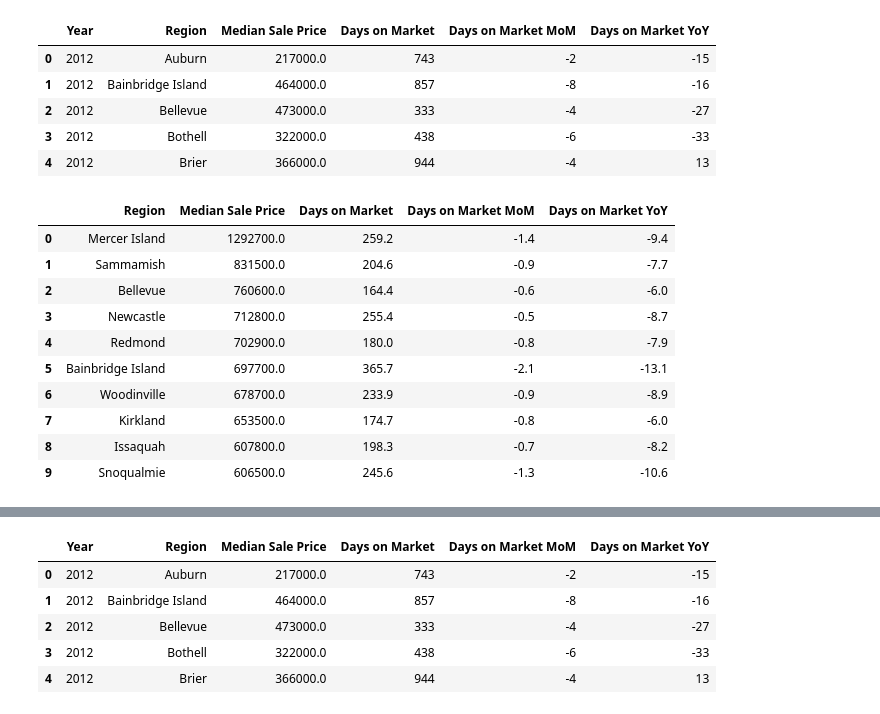
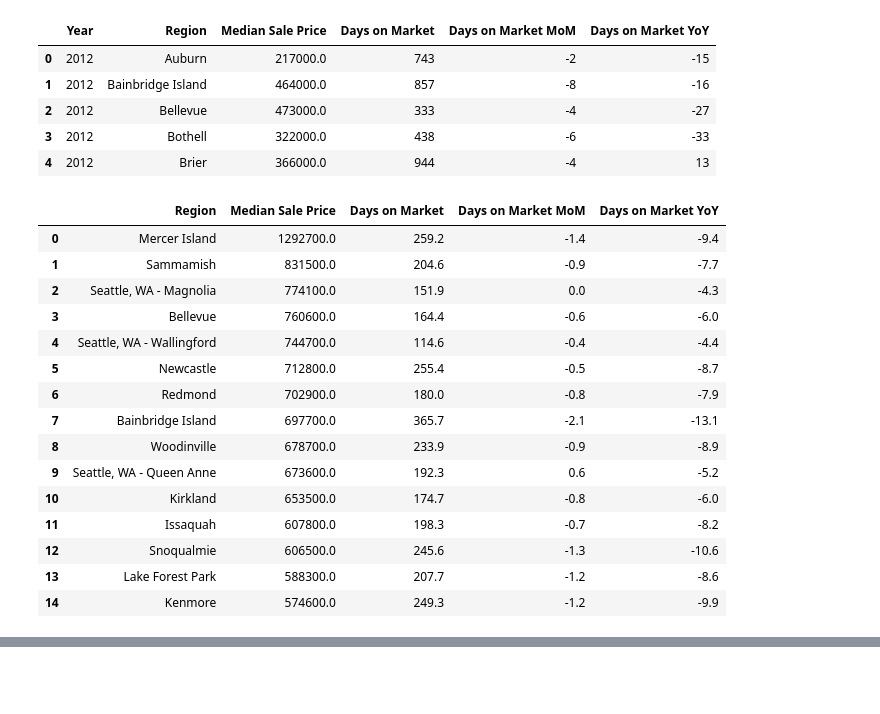
Before and after one commit to somyapanda/fintech-project-1, a Jupyter notebook: Joanne/housing_price.ipynb, the cells around one changed output, grey strips where cells are left out. Drawn from its saved outputs; the diff is of its cells as text; code cells hidden in the pictures; blank space fills up the shorter version.

```diff
--- a/Joanne/housing_price.ipynb
+++ b/Joanne/housing_price.ipynb
@@ -23,6 +16,6 @@ NoneType
 # %%
 # Read the seattle housing price data into a Pandas DataFrame
-file_path = Path("housing_price_year_clean.csv")
+file_path = Path("housing_price_year_clean_new.csv")
 sea_data = pd.read_csv(file_path, index_col="Year of Period End")
 sea_data.tail(10)
 # %% [output]
@@ -122,21 +111,26 @@ sea_data_df.head()
 | 3 | 2012 | Bothell | 322000.0 | 438 | -6 | -33 |
 | 4 | 2012 | Brier | 366000.0 | 944 | -4 | 13 |
 # %%
-# Getting the data from the top 10 expensive cities
+# Getting the data from the top 15 expensive cities
 top10_expensive_cities = sea_data.groupby(["Region"]).mean()
 top10_expensive_cities = top10_expensive_cities.sort_values(['Median Sale Price'], ascending =False)
-top10_expensive_cities = top10_expensive_cities.reset_index().head(10)
+top10_expensive_cities = top10_expensive_cities.reset_index().head(15)
 top10_expensive_cities
 # %% [output]
 |  | Region | Median Sale Price | Days on Market | Days on Market MoM | Days on Market YoY |
 | 0 | Mercer Island | 1292700.0 | 259.2 | -1.4 | -9.4 |
 | 1 | Sammamish | 831500.0 | 204.6 | -0.9 | -7.7 |
-| 2 | Bellevue | 760600.0 | 164.4 | -0.6 | -6.0 |
-| 3 | Newcastle | 712800.0 | 255.4 | -0.5 | -8.7 |
-| 4 | Redmond | 702900.0 | 180.0 | -0.8 | -7.9 |
-| 5 | Bainbridge Island | 697700.0 | 365.7 | -2.1 | -13.1 |
-| 6 | Woodinville | 678700.0 | 233.9 | -0.9 | -8.9 |
-| 7 | Kirkland | 653500.0 | 174.7 | -0.8 | -6.0 |
-| 8 | Issaquah | 607800.0 | 198.3 | -0.7 | -8.2 |
-| 9 | Snoqualmie | 606500.0 | 245.6 | -1.3 | -10.6 |
+| 2 | Seattle, WA - Magnolia | 774100.0 | 151.9 | 0.0 | -4.3 |
+| 3 | Bellevue | 760600.0 | 164.4 | -0.6 | -6.0 |
+| 4 | Seattle, WA - Wallingford | 744700.0 | 114.6 | -0.4 | -4.4 |
+| 5 | Newcastle | 712800.0 | 255.4 | -0.5 | -8.7 |
+| 6 | Redmond | 702900.0 | 180.0 | -0.8 | -7.9 |
+| 7 | Bainbridge Island | 697700.0 | 365.7 | -2.1 | -13.1 |
+| 8 | Woodinville | 678700.0 | 233.9 | -0.9 | -8.9 |
+| 9 | Seattle, WA - Queen Anne | 673600.0 | 192.3 | 0.6 | -5.2 |
+| 10 | Kirkland | 653500.0 | 174.7 | -0.8 | -6.0 |
+| 11 | Issaquah | 607800.0 | 198.3 | -0.7 | -8.2 |
+| 12 | Snoqualmie | 606500.0 | 245.6 | -1.3 | -10.6 |
+| 13 | Lake Forest Park | 588300.0 | 207.7 | -1.2 | -8.6 |
+| 14 | Kenmore | 574600.0 | 249.3 | -1.2 | -9.9 |
 # %%
@@ -167,12 +161,3 @@ sea_data_df.hvplot(
 )
 # %% [output]
 [interactive output not drawn]
-# %%
-sea_data_df.head()
-# %% [output]
-|  | Year | Region | Median Sale Price | Days on Market | Days on Market MoM | Days on Market YoY |
-| 0 | 2012 | Auburn | 217000.0 | 743 | -2 | -15 |
-| 1 | 2012 | Bainbridge Island | 464000.0 | 857 | -8 | -16 |
-| 2 | 2012 | Bellevue | 473000.0 | 333 | -4 | -27 |
-| 3 | 2012 | Bothell | 322000.0 | 438 | -6 | -33 |
-| 4 | 2012 | Brier | 366000.0 | 944 | -4 | 13 |
```
Also changed, not shown: parts of 12 cells of this notebook.
